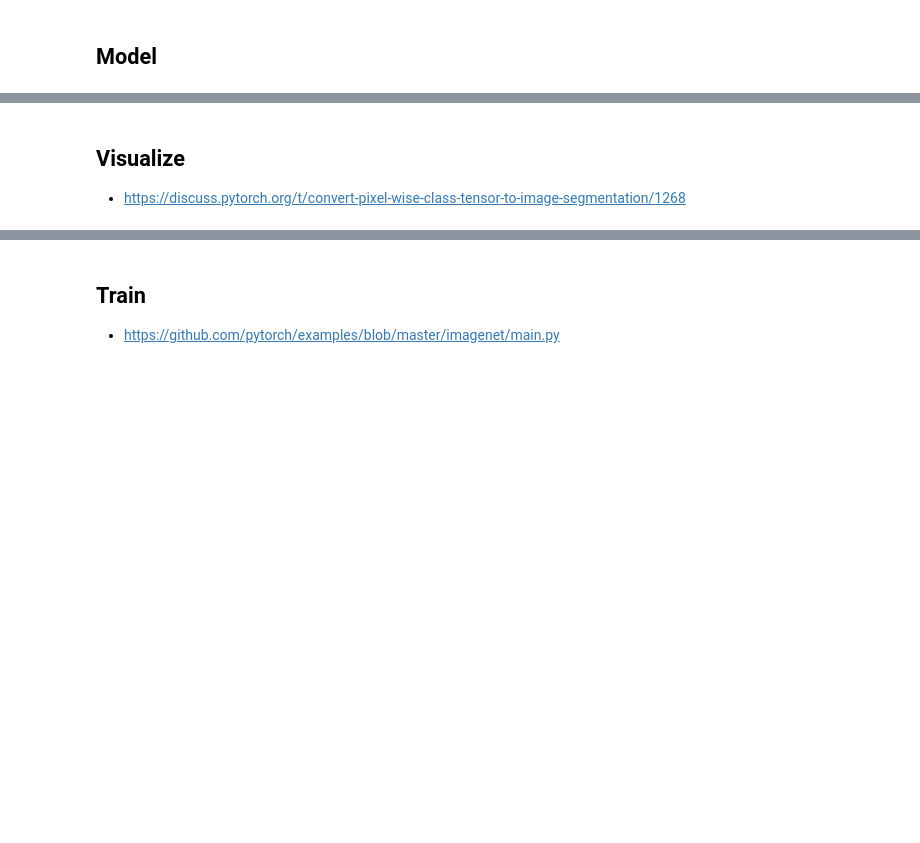
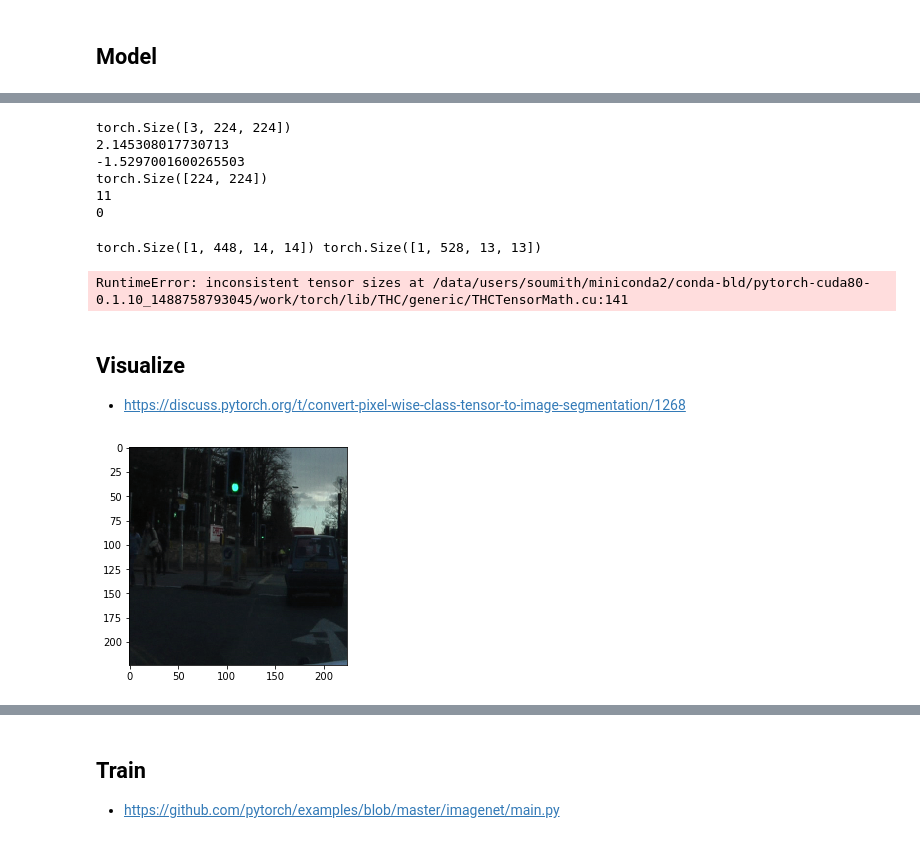
Before and after one commit to bfortuner/pytorch_tiramisu, a Jupyter notebook: tiramisu-pytorch.ipynb, the cells around one changed output, grey strips where cells are left out. Saved outputs shown, nothing was run; the diff lists cells and outputs as text; code cells hidden in the pictures; blank space fills up the shorter version.

Commit message:
more progress on pytorch tiramisu

```diff
--- a/tiramisu-pytorch.ipynb
+++ b/tiramisu-pytorch.ipynb
@@ -364,0 +322,14 @@ def crossentropy(y_pred, y_true, void_labels):
+# %%
+train_crop_size = (224, 224) # None for full size
+n_classes = 12 #11 + background
+
+# Training
+seed = 0
+learning_rate = .001
+lr_sched_decay = 0.995 # Applied each epoch
+weight_decay = 0.0001
+num_epochs = 750
+max_patience = 150
+loss_function = 'crossentropy'
+optimizer = 'rmsprop' # Consider adam for training on other dataset, or decrease epsilon to 1e-12
+batch_size = 1
@@ -424,3 +414,36 @@ train_loader.dataset.classes
+# %%
+inputs, targets = next(iter(train_loader))
+t = targets[0]
+i = inputs[0]
+
+#Inputs are tensors of normalized pixel values
+print (inputs[0].size())
+print(i.max())
+print(i.min())
+
+#Targets are tensors of class labels from 0-11 (0 means background)
+print(targets[0].size())
+print(t.max())
+print(t.min())
+
+#Reshape Target To Match Output of Model
+#360*480 = 172800
+#targets[:, 0].size()
+values, indices = t.cpu().max(0)
+# %% [output]
+torch.Size([3, 224, 224])
+2.145308017730713
+-1.5297001600265503
+torch.Size([224, 224])
+11
+0
+# %%
+#Test Model Output
+model = FCDenseNet().cuda()
+pred = model(Variable(inputs.cuda()))
+# %% [output]
+torch.Size([1, 448, 14, 14]) torch.Size([1, 528, 13, 13])
+RuntimeError: inconsistent tensor sizes at /data/users/soumith/miniconda2/conda-bld/pytorch-cuda80-0.1.10_1488758793045/work/torch/lib/THC/generic/THCTensorMath.cu:141
 # %% [markdown]
 ## Visualize
 
@@ -429,7 +452,7 @@ train_loader.dataset.classes
 Sky = [128,128,128]
 Building = [128,0,0]
 Pole = [192,192,128]
-Road_marking = [255,69,0]
+#Road_marking = [255,69,0] ???
 Road = [128,64,128]
 Pavement = [60,40,222]
 Tree = [128,128,0]
@@ -443,7 +466,8 @@ Unlabelled = [0,0,0]
 label_colours = np.array([Sky, Building, Pole, Road, Pavement,
       Tree, SignSymbol, Fence, Car, Pedestrian, Bicyclist, Unlabelled])
 
-def visualize(temp, plot=True):
+def view_annotated(tensor, plot=True):
+    temp = tensor.numpy()
     r = temp.copy()
     g = temp.copy()
     b = temp.copy()
@@ -461,10 +485,11 @@ def visualize(temp, plot=True):
     else:
         return rgb
 
-def imshow(inp):
+def view_image(inp):
     """Imshow for Tensor."""
     inp = inp.numpy().transpose((1, 2, 0))
-    mean = np.array([0.485, 0.456, 0.406])
-    std = np.array([0.229, 0.224, 0.225])
+    mean = np.array(camvid.mean)
+    std = np.array(camvid.std)
     inp = std * inp + mean
     plt.imshow(inp)
+    plt.show()
@@ -480,0 +496,10 @@ plt.show()
+# %%
+# Get a batch of training data
+inputs, targets = next(iter(train_loader))
+#inputs, targets = next(iter(val_loader))
+#inputs, targets = next(iter(test_loader))
+
+# Plot Single Image
+view_image(inputs[0])
+# %% [output]
+[figure, added]
```
Also changed, not shown: parts of 33 cells of this notebook, 2 other files.
